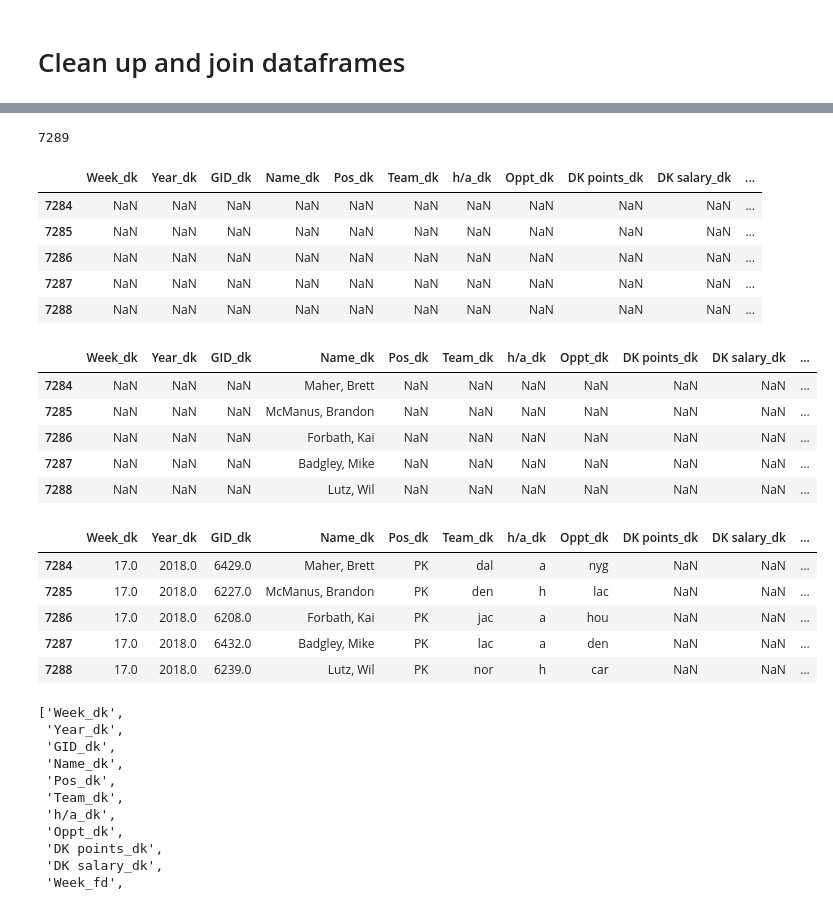
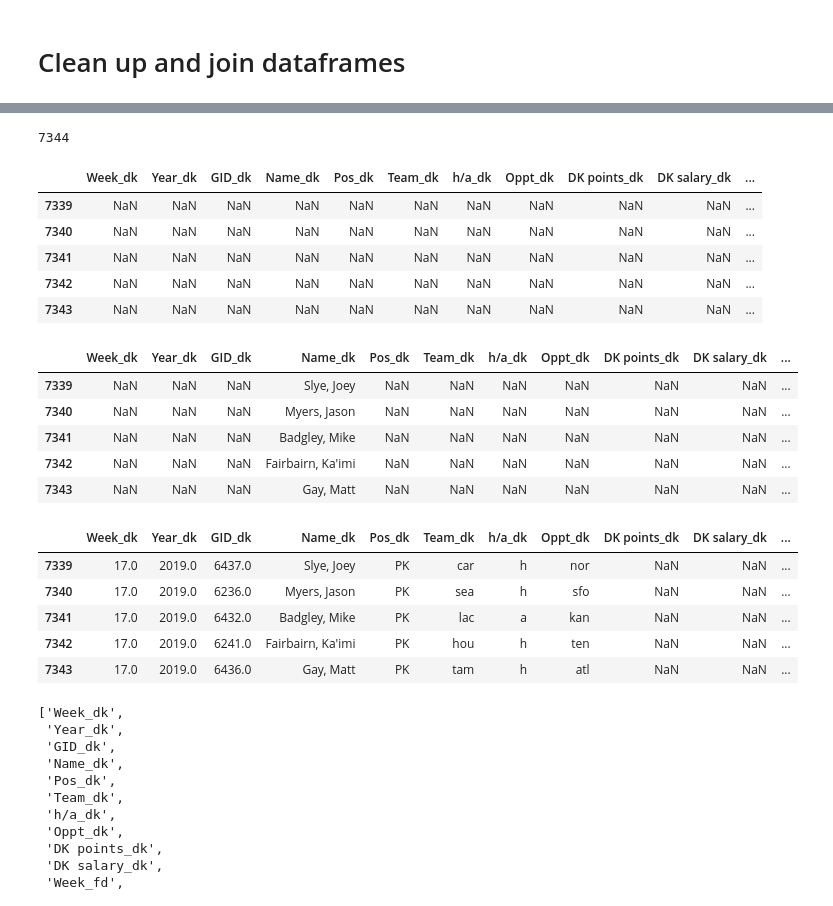
Before and after one commit to JGH85/LineupCombiner, a Jupyter notebook: ScrapePastFantasyData.ipynb, the cells around one changed output, grey strips where cells are left out. Saved outputs shown, nothing was run; the diff lists cells and outputs as text; code cells hidden in the pictures.

```diff
--- a/ScrapePastFantasyData.ipynb
+++ b/ScrapePastFantasyData.ipynb
@@ -106,7 +106,7 @@ http://rotoguru1.com/cgi-bin/fyday.pl?scsv=1&game=dk&year=2018&week=17
 # %%
 master_df_fd = pd.DataFrame()
 
-for u in url_list_fd_2018:
+for u in url_list_fd:
     temp_df = url_to_dataframe(u)
     master_df_fd = master_df_fd.append(temp_df)
 # %% [output]
@@ -130,7 +130,7 @@ http://rotoguru1.com/cgi-bin/fyday.pl?scsv=1&game=fd&year=2018&week=17
 # %%
 master_df_dk = pd.DataFrame()
 
-for u in url_list_dk_2018:
+for u in url_list_dk:
     temp_df = url_to_dataframe(u)
     master_df_dk = master_df_dk.append(temp_df)
 # %% [output]
@@ -210,5 +210,5 @@ master_df_fd.sort_values(by=['GID_fd'])
 # %%
-all_2018 = pd.merge(master_df_dk, master_df_fd, 'outer', left_on =['GID_dk', 'Week_dk'], right_on = ['GID_fd', 'Week_fd'])
-all_2018.head()
+all_year = pd.merge(master_df_dk, master_df_fd, 'outer', left_on =['GID_dk', 'Week_dk'], right_on = ['GID_fd', 'Week_fd'])
+all_year.head()
 # %% [output]
 |  | Week_dk | Year_dk | GID_dk | Name_dk | Pos_dk | Team_dk | h/a_dk | Oppt_dk | DK points_dk | DK salary_dk | ... |
@@ -228,50 +228,50 @@ len(master_df_fd)
 # %%
-len(all_2018)
+len(all_year)
 # %% [output]
-7289
+7344
 # %%
-all_2018.tail()
+all_year.tail()
 # %% [output]
 |  | Week_dk | Year_dk | GID_dk | Name_dk | Pos_dk | Team_dk | h/a_dk | Oppt_dk | DK points_dk | DK salary_dk | ... |
-| 7284 | NaN | NaN | NaN | NaN | NaN | NaN | NaN | NaN | NaN | NaN | ... |
-| 7285 | NaN | NaN | NaN | NaN | NaN | NaN | NaN | NaN | NaN | NaN | ... |
-| 7286 | NaN | NaN | NaN | NaN | NaN | NaN | NaN | NaN | NaN | NaN | ... |
-| 7287 | NaN | NaN | NaN | NaN | NaN | NaN | NaN | NaN | NaN | NaN | ... |
-| 7288 | NaN | NaN | NaN | NaN | NaN | NaN | NaN | NaN | NaN | NaN | ... |
+| 7339 | NaN | NaN | NaN | NaN | NaN | NaN | NaN | NaN | NaN | NaN | ... |
+| 7340 | NaN | NaN | NaN | NaN | NaN | NaN | NaN | NaN | NaN | NaN | ... |
+| 7341 | NaN | NaN | NaN | NaN | NaN | NaN | NaN | NaN | NaN | NaN | ... |
+| 7342 | NaN | NaN | NaN | NaN | NaN | NaN | NaN | NaN | NaN | NaN | ... |
+| 7343 | NaN | NaN | NaN | NaN | NaN | NaN | NaN | NaN | NaN | NaN | ... |
 # %%
-all_2018['Name_dk'].fillna(all_2018['Name_fd'], inplace = True)
-all_2018.tail()
+all_year['Name_dk'].fillna(all_year['Name_fd'], inplace = True)
+all_year.tail()
 # %% [output]
 |  | Week_dk | Year_dk | GID_dk | Name_dk | Pos_dk | Team_dk | h/a_dk | Oppt_dk | DK points_dk | DK salary_dk | ... |
-| 7284 | NaN | NaN | NaN | Maher, Brett | NaN | NaN | NaN | NaN | NaN | NaN | ... |
-| 7285 | NaN | NaN | NaN | McManus, Brandon | NaN | NaN | NaN | NaN | NaN | NaN | ... |
-| 7286 | NaN | NaN | NaN | Forbath, Kai | NaN | NaN | NaN | NaN | NaN | NaN | ... |
-| 7287 | NaN | NaN | NaN | Badgley, Mike | NaN | NaN | NaN | NaN | NaN | NaN | ... |
-| 7288 | NaN | NaN | NaN | Lutz, Wil | NaN | NaN | NaN | NaN | NaN | NaN | ... |
+| 7339 | NaN | NaN | NaN | Slye, Joey | NaN | NaN | NaN | NaN | NaN | NaN | ... |
+| 7340 | NaN | NaN | NaN | Myers, Jason | NaN | NaN | NaN | NaN | NaN | NaN | ... |
+| 7341 | NaN | NaN | NaN | Badgley, Mike | NaN | NaN | NaN | NaN | NaN | NaN | ... |
+| 7342 | NaN | NaN | NaN | Fairbairn, Ka'imi | NaN | NaN | NaN | NaN | NaN | NaN | ... |
+| 7343 | NaN | NaN | NaN | Gay, Matt | NaN | NaN | NaN | NaN | NaN | NaN | ... |
 # %%
-all_2018['Week_dk'].fillna(all_2018['Week_fd'], inplace = True)
-all_2018['Year_dk'].fillna(all_2018['Year_fd'], inplace = True)
-all_2018['GID_dk'].fillna(all_2018['GID_fd'], inplace = True)
-all_2018['Pos_dk'].fillna(all_2018['Pos_fd'], inplace = True)
-all_2018['Team_dk'].fillna(all_2018['Team_fd'], inplace = True)
-all_2018['h/a_dk'].fillna(all_2018['h/a_fd'], inplace = True)
-all_2018['Oppt_dk'].fillna(all_2018['Oppt_fd'], inplace = True)
+all_year['Week_dk'].fillna(all_year['Week_fd'], inplace = True)
+all_year['Year_dk'].fillna(all_year['Year_fd'], inplace = True)
+all_year['GID_dk'].fillna(all_year['GID_fd'], inplace = True)
+all_year['Pos_dk'].fillna(all_year['Pos_fd'], inplace = True)
+all_year['Team_dk'].fillna(all_year['Team_fd'], inplace = True)
+all_year['h/a_dk'].fillna(all_year['h/a_fd'], inplace = True)
+all_year['Oppt_dk'].fillna(all_year['Oppt_fd'], inplace = True)
 
-all_2018['Name_fd'].fillna(all_2018['Name_dk'], inplace = True)
-all_2018['Week_fd'].fillna(all_2018['Week_dk'], inplace = True)
-all_2018['Year_fd'].fillna(all_2018['Year_dk'], inplace = True)
-all_2018['GID_fd'].fillna(all_2018['GID_dk'], inplace = True)
-all_2018['Pos_fd'].fillna(all_2018['Pos_dk'], inplace = True)
-all_2018['Team_fd'].fillna(all_2018['Team_dk'], inplace = True)
-all_2018['h/a_fd'].fillna(all_2018['h/a_dk'], inplace = True)
-all_2018['Oppt_fd'].fillna(all_2018['Oppt_dk'], inplace = True)
+all_year['Name_fd'].fillna(all_year['Name_dk'], inplace = True)
+all_year['Week_fd'].fillna(all_year['Week_dk'], inplace = True)
+all_year['Year_fd'].fillna(all_year['Year_dk'], inplace = True)
+all_year['GID_fd'].fillna(all_year['GID_dk'], inplace = True)
+all_year['Pos_fd'].fillna(all_year['Pos_dk'], inplace = True)
+all_year['Team_fd'].fillna(all_year['Team_dk'], inplace = True)
+all_year['h/a_fd'].fillna(all_year['h/a_dk'], inplace = True)
+all_year['Oppt_fd'].fillna(all_year['Oppt_dk'], inplace = True)
 
-all_2018.tail()
+all_year.tail()
 # %% [output]
 |  | Week_dk | Year_dk | GID_dk | Name_dk | Pos_dk | Team_dk | h/a_dk | Oppt_dk | DK points_dk | DK salary_dk | ... |
-| 7284 | 17.0 | 2018.0 | 6429.0 | Maher, Brett | PK | dal | a | nyg | NaN | NaN | ... |
-| 7285 | 17.0 | 2018.0 | 6227.0 | McManus, Brandon | PK | den | h | lac | NaN | NaN | ... |
-| 7286 | 17.0 | 2018.0 | 6208.0 | Forbath, Kai | PK | jac | a | hou | NaN | NaN | ... |
-| 7287 | 17.0 | 2018.0 | 6432.0 | Badgley, Mike | PK | lac | a | den | NaN | NaN | ... |
-| 7288 | 17.0 | 2018.0 | 6239.0 | Lutz, Wil | PK | nor | h | car | NaN | NaN | ... |
+| 7339 | 17.0 | 2019.0 | 6437.0 | Slye, Joey | PK | car | h | nor | NaN | NaN | ... |
+| 7340 | 17.0 | 2019.0 | 6236.0 | Myers, Jason | PK | sea | h | sfo | NaN | NaN | ... |
+| 7341 | 17.0 | 2019.0 | 6432.0 | Badgley, Mike | PK | lac | a | kan | NaN | NaN | ... |
+| 7342 | 17.0 | 2019.0 | 6241.0 | Fairbairn, Ka'imi | PK | hou | h | ten | NaN | NaN | ... |
+| 7343 | 17.0 | 2019.0 | 6436.0 | Gay, Matt | PK | tam | h | atl | NaN | NaN | ... |
 # %%
```
Also changed, not shown: parts of 20 cells of this notebook, 2 other files.
